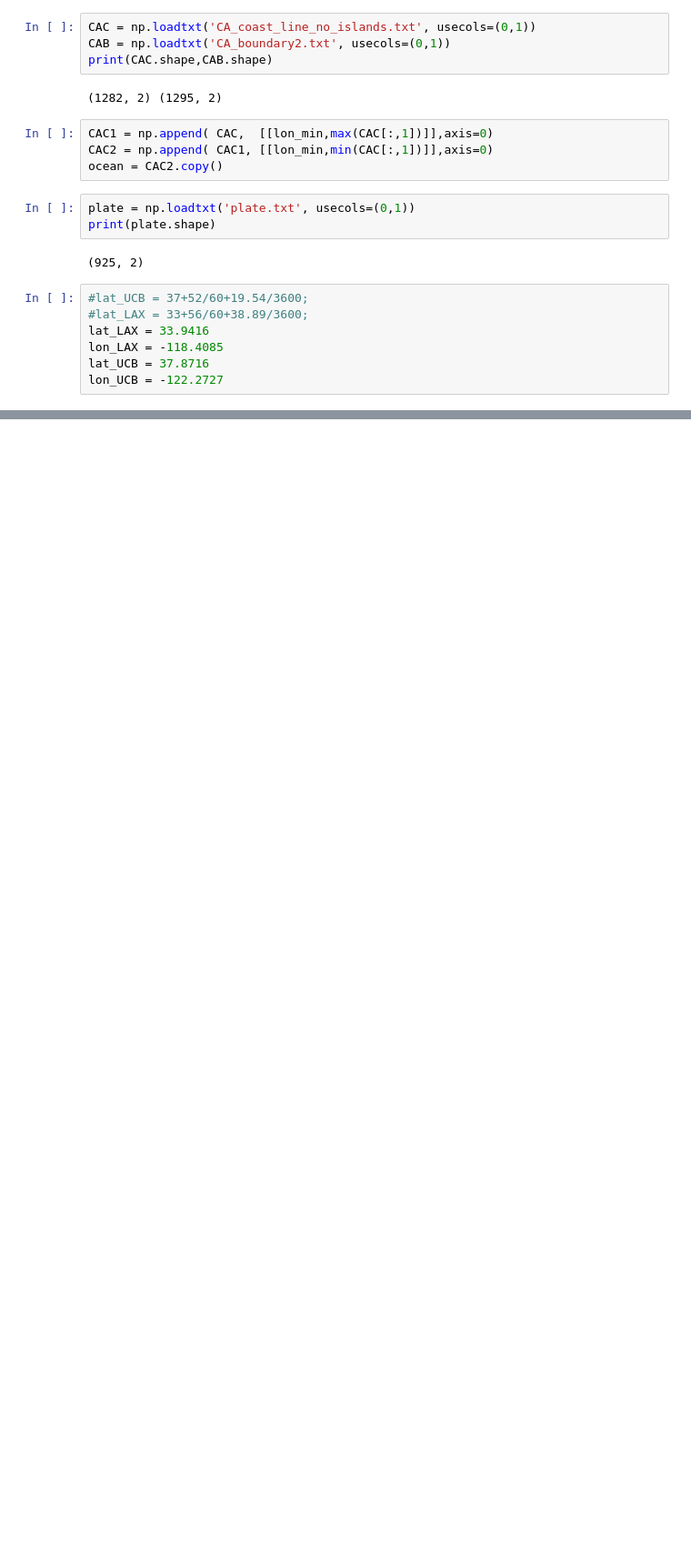
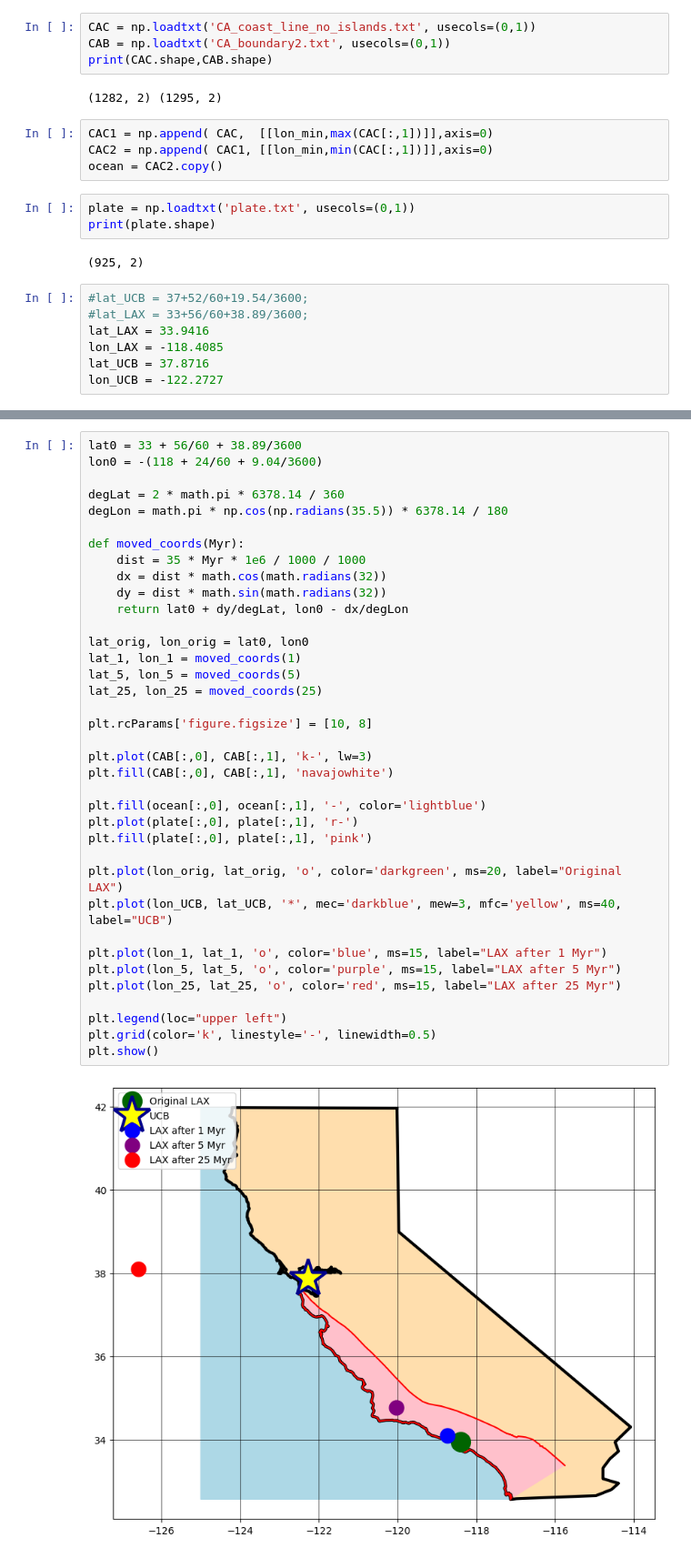
Before and after one commit to s1moncha/eps109, a Jupyter notebook: hw/hw4/California_coastline_05_for_lab.ipynb, the cells around one changed output, grey strips where cells are left out. Shown: that part at 91% size. Drawn from its saved outputs; the diff is of its cells as text; blank space fills up the shorter version.

Commit message:
saving where i left off before lab 5

```diff
--- a/hw/hw4/California_coastline_05_for_lab.ipynb
+++ b/hw/hw4/California_coastline_05_for_lab.ipynb
@@ -49,0 +83,39 @@ plt.show()
+# %%
+lat0 = 33 + 56/60 + 38.89/3600
+lon0 = -(118 + 24/60 + 9.04/3600)
+
+degLat = 2 * math.pi * 6378.14 / 360
+degLon = math.pi * np.cos(np.radians(35.5)) * 6378.14 / 180
+
+def moved_coords(Myr):
+    dist = 35 * Myr * 1e6 / 1000 / 1000
+    dx = dist * math.cos(math.radians(32))
+    dy = dist * math.sin(math.radians(32))
+    return lat0 + dy/degLat, lon0 - dx/degLon
+
+lat_orig, lon_orig = lat0, lon0
+lat_1, lon_1 = moved_coords(1)
+lat_5, lon_5 = moved_coords(5)
+lat_25, lon_25 = moved_coords(25)
+
+plt.rcParams['figure.figsize'] = [10, 8]
+
+plt.plot(CAB[:,0], CAB[:,1], 'k-', lw=3)
+plt.fill(CAB[:,0], CAB[:,1], 'navajowhite')
+
+plt.fill(ocean[:,0], ocean[:,1], '-', color='lightblue')
+plt.plot(plate[:,0], plate[:,1], 'r-')
+plt.fill(plate[:,0], plate[:,1], 'pink')
+
+plt.plot(lon_orig, lat_orig, 'o', color='darkgreen', ms=20, label="Original LAX")
+plt.plot(lon_UCB, lat_UCB, '*', mec='darkblue', mew=3, mfc='yellow', ms=40, label="UCB")
+
+plt.plot(lon_1, lat_1, 'o', color='blue', ms=15, label="LAX after 1 Myr")
+plt.plot(lon_5, lat_5, 'o', color='purple', ms=15, label="LAX after 5 Myr")
+plt.plot(lon_25, lat_25, 'o', color='red', ms=15, label="LAX after 25 Myr")
+
+plt.legend(loc="upper left")
+plt.grid(color='k', linestyle='-', linewidth=0.5)
+plt.show()
+# %% [output]
+[figure, added]
```
Also changed, not shown: parts of 6 cells of this notebook, 2 other files.
